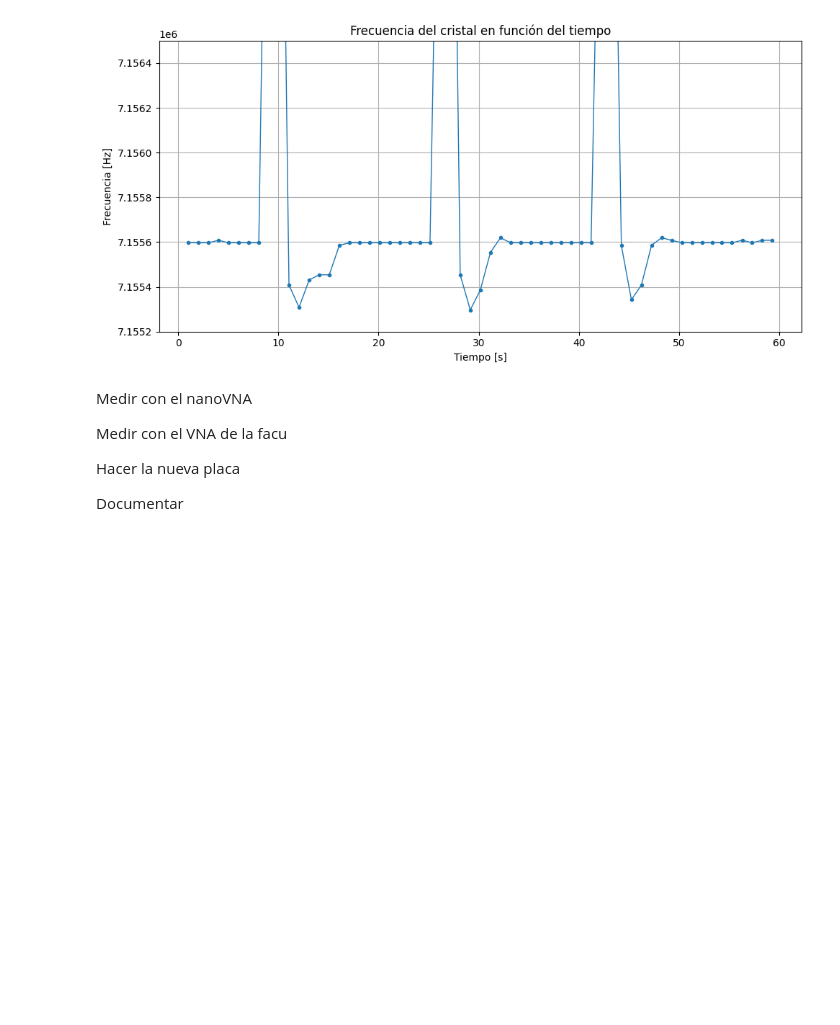
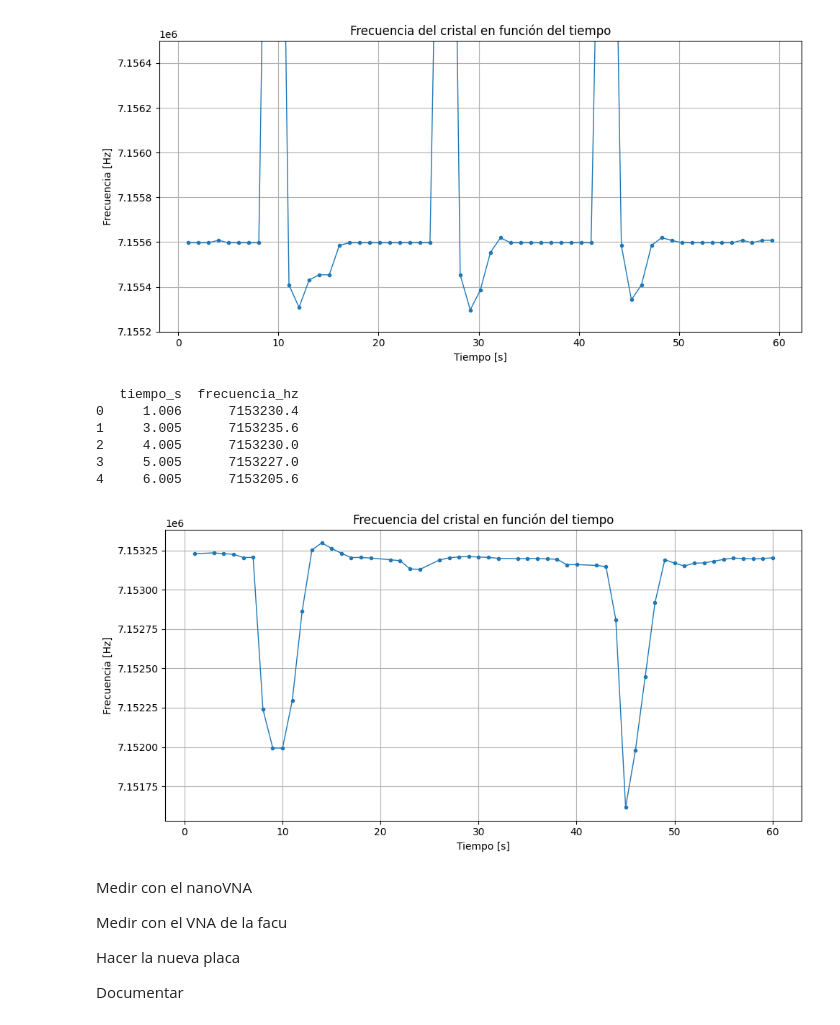
Before and after one commit to walteraguirre/QCM, a Jupyter notebook: Gráficos/Oscilador sin encapsulado/primeras_pruebas.ipynb, the cells around one changed output. Cells and saved outputs as stored; diff of their text form; code cells hidden in the pictures; blank space fills up the shorter version.

Commit message:
ya probé los códigos para la GUI

```diff
--- a/Gráficos/Oscilador sin encapsulado/primeras_pruebas.ipynb
+++ b/Gráficos/Oscilador sin encapsulado/primeras_pruebas.ipynb
@@ -388,6 +388,47 @@ plt.show()
 3     4.015     7155608.16
 4     5.020     7155597.00
 [figure]
+# %%
+import pandas as pd
+import matplotlib.pyplot as plt
+
+# Nombre del archivo
+archivo = "archivos/medicion_gate_1s.txt"
+
+# Leer el archivo
+datos = pd.read_csv(archivo, sep="\t")
+
+# Mostrar los primeros datos para verificar
+print(datos.head())
+
+# Graficar
+plt.figure(figsize=(10, 5))
+
+plt.plot(
+    datos["tiempo_s"],
+    datos["frecuencia_hz"],
+    marker="o",
+    markersize=3,
+    linewidth=1
+)
+
+plt.xlabel("Tiempo [s]")
+plt.ylabel("Frecuencia [Hz]")
+plt.title("Frecuencia del cristal en función del tiempo")
+
+plt.grid(True)
+plt.tight_layout()
+
+
+plt.show()
+# %% [output]
+   tiempo_s  frecuencia_hz
+0     1.006      7153230.4
+1     3.005      7153235.6
+2     4.005      7153230.0
+3     5.005      7153227.0
+4     6.005      7153205.6
+[figure, added]
 # %% [markdown]
 Medir con el nanoVNA
 
```
Also changed, not shown: 6 other files.
